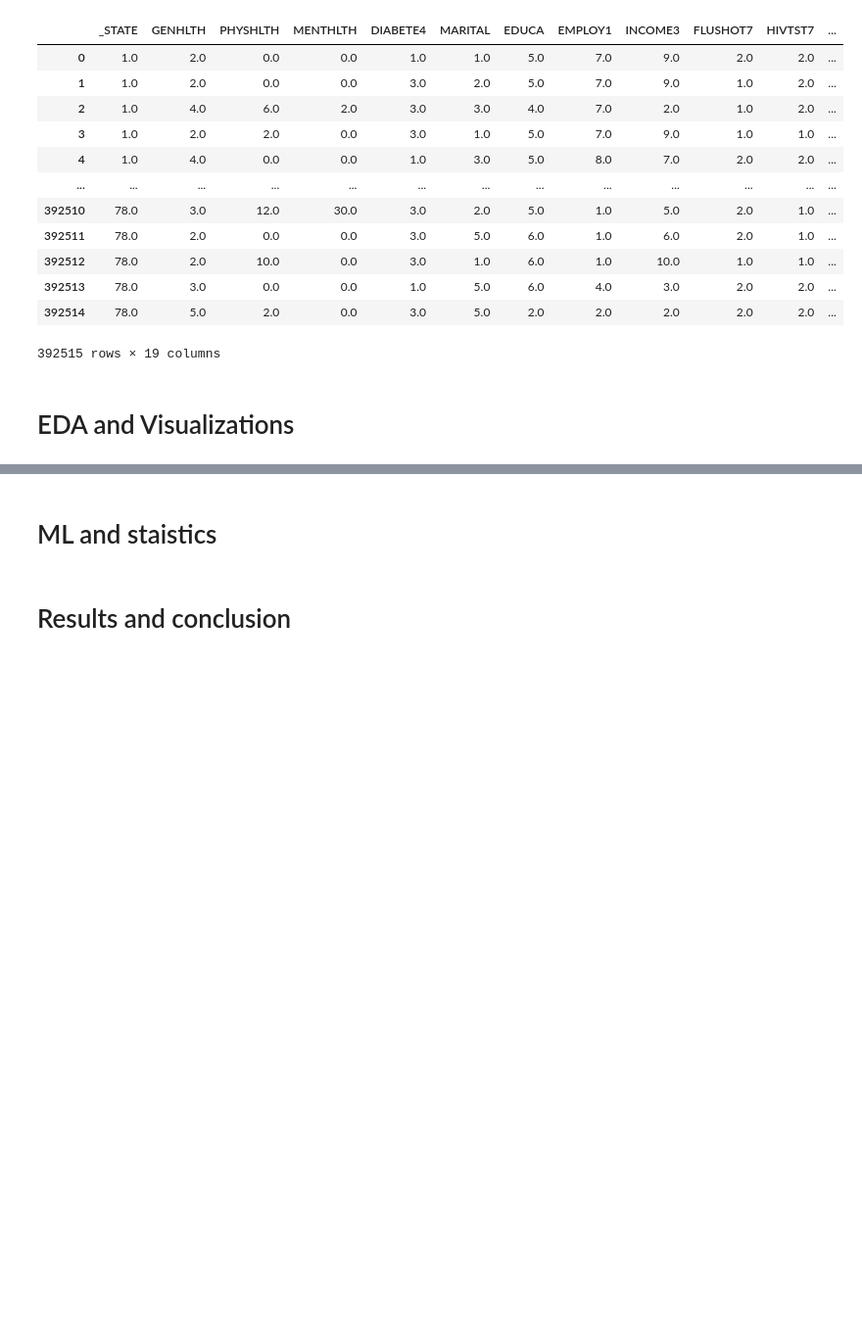
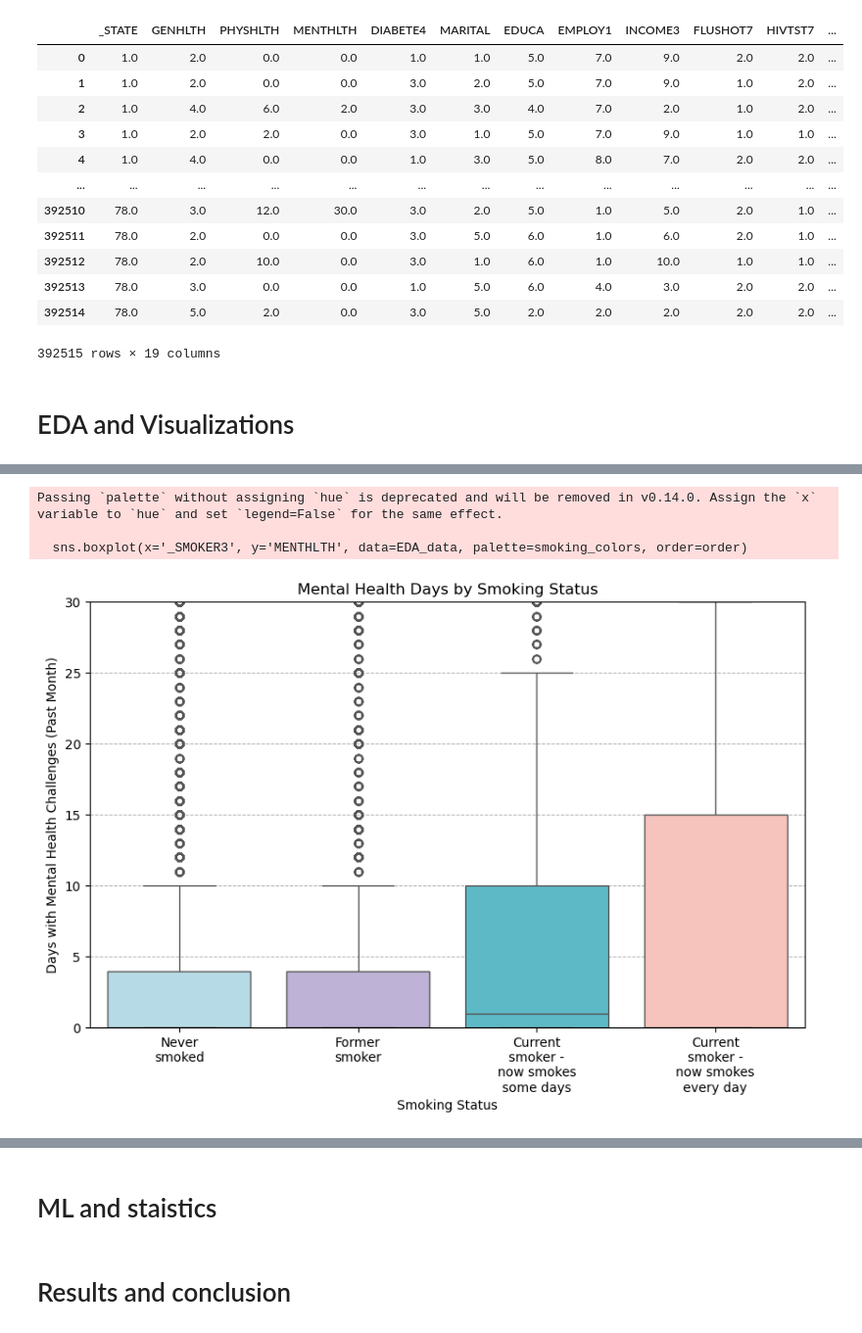
Before and after one commit to cs418-fa24/project-check-in-team-10, a Jupyter notebook: Final_Report.ipynb, the cells around one changed output, grey strips where cells are left out. Shown at 98% size. Drawn from its saved outputs; the diff is of its cells as text; code cells hidden in the pictures; blank space fills up the shorter version.

```diff
--- a/Final_Report.ipynb
+++ b/Final_Report.ipynb
@@ -45,0 +70,18 @@ pd.read_csv("imputed_data.csv")
+# %%
+smoking_colors = ["#AFDFEE", "#BCACDD", "#4BC6D7", "#FFBDB4"]
+order = ['Never smoked', 'Former smoker', 'Current smoker - now smokes some days', 'Current smoker - now smokes every day']
+wrapped_labels = [textwrap.fill(label, width=10) for label in order]
+plt.figure(figsize=(10, 6))
+sns.boxplot(x='_SMOKER3', y='MENTHLTH', data=EDA_data, palette=smoking_colors, order=order)
+plt.ylim(0, 30)
+plt.grid(axis='y', linestyle='--', linewidth=0.7)
+plt.title('Mental Health Days by Smoking Status')
+plt.xlabel('Smoking Status')
+plt.ylabel('Days with Mental Health Challenges (Past Month)')
+plt.xticks(ticks=range(len(order)), labels=wrapped_labels)
+plt.show()
+# %% [output]
+Passing `palette` without assigning `hue` is deprecated and will be removed in v0.14.0. Assign the `x` variable to `hue` and set `legend=False` for the same effect.
+
+  sns.boxplot(x='_SMOKER3', y='MENTHLTH', data=EDA_data, palette=smoking_colors, order=order)
+[figure, added]
```
Also changed, not shown: parts of 6 cells of this notebook, 1 other file.
